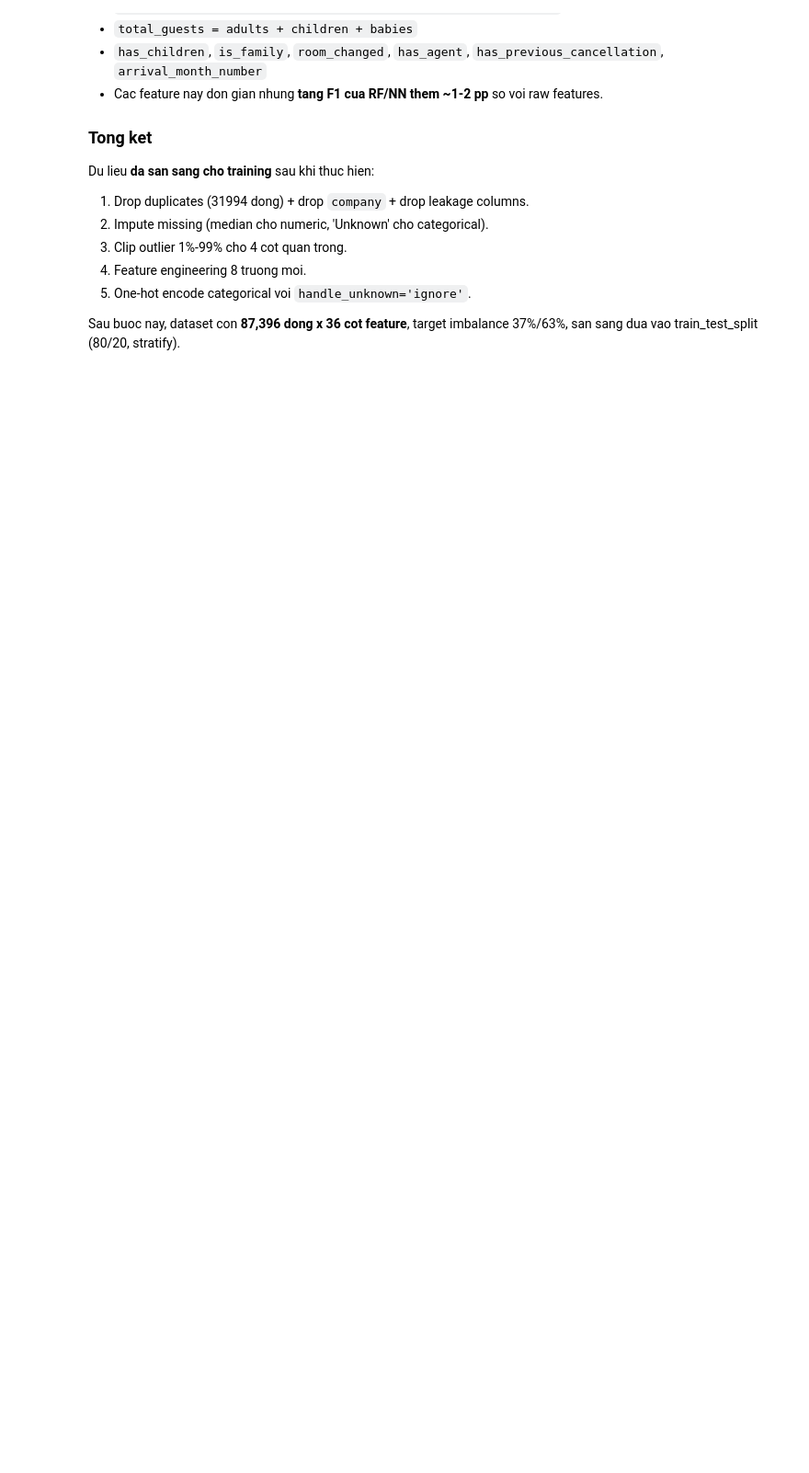
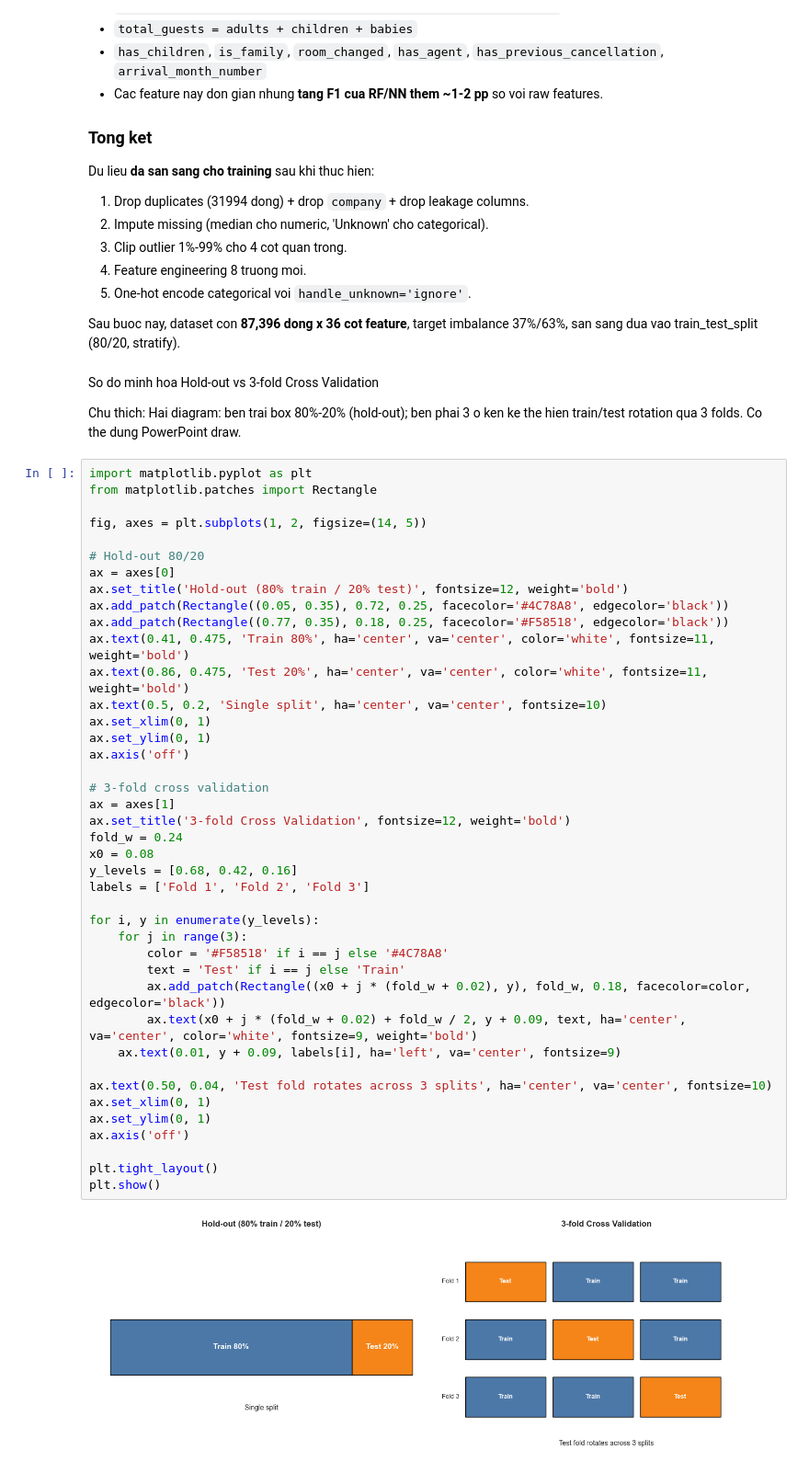
Before and after one commit to tddy314/BTL-ML-Hotel-Booking, a Jupyter notebook: hotel_booking_data_visualization.ipynb, the cells around one changed output. Shown at 92% size. Cells and saved outputs as stored; diff of their text form; blank space fills up the shorter version.

```diff
--- a/hotel_booking_data_visualization.ipynb
+++ b/hotel_booking_data_visualization.ipynb
@@ -324,3 +336,50 @@ Du lieu **da san sang cho training** sau khi thuc hien:
 5. One-hot encode categorical voi `handle_unknown='ignore'`.
 
 Sau buoc nay, dataset con **87,396 dong x 36 cot feature**, target imbalance 37%/63%, san sang dua vao train_test_split (80/20, stratify).
+# %% [markdown]
+ So do minh hoa Hold-out vs 3-fold Cross Validation
+
+Chu thich: Hai diagram: ben trai box 80%-20% (hold-out); ben phai 3 o ken ke the hien train/test rotation qua 3 folds. Co the dung PowerPoint draw.
+# %%
+import matplotlib.pyplot as plt
+from matplotlib.patches import Rectangle
+
+fig, axes = plt.subplots(1, 2, figsize=(14, 5))
+
+# Hold-out 80/20
+ax = axes[0]
+ax.set_title('Hold-out (80% train / 20% test)', fontsize=12, weight='bold')
+ax.add_patch(Rectangle((0.05, 0.35), 0.72, 0.25, facecolor='#4C78A8', edgecolor='black'))
+ax.add_patch(Rectangle((0.77, 0.35), 0.18, 0.25, facecolor='#F58518', edgecolor='black'))
+ax.text(0.41, 0.475, 'Train 80%', ha='center', va='center', color='white', fontsize=11, weight='bold')
+ax.text(0.86, 0.475, 'Test 20%', ha='center', va='center', color='white', fontsize=11, weight='bold')
+ax.text(0.5, 0.2, 'Single split', ha='center', va='center', fontsize=10)
+ax.set_xlim(0, 1)
+ax.set_ylim(0, 1)
+ax.axis('off')
+
+# 3-fold cross validation
+ax = axes[1]
+ax.set_title('3-fold Cross Validation', fontsize=12, weight='bold')
+fold_w = 0.24
+x0 = 0.08
+y_levels = [0.68, 0.42, 0.16]
+labels = ['Fold 1', 'Fold 2', 'Fold 3']
+
+for i, y in enumerate(y_levels):
+    for j in range(3):
+        color = '#F58518' if i == j else '#4C78A8'
+        text = 'Test' if i == j else 'Train'
+        ax.add_patch(Rectangle((x0 + j * (fold_w + 0.02), y), fold_w, 0.18, facecolor=color, edgecolor='black'))
+        ax.text(x0 + j * (fold_w + 0.02) + fold_w / 2, y + 0.09, text, ha='center', va='center', color='white', fontsize=9, weight='bold')
+    ax.text(0.01, y + 0.09, labels[i], ha='left', va='center', fontsize=9)
+
+ax.text(0.50, 0.04, 'Test fold rotates across 3 splits', ha='center', va='center', fontsize=10)
+ax.set_xlim(0, 1)
+ax.set_ylim(0, 1)
+ax.axis('off')
+
+plt.tight_layout()
+plt.show()
+# %% [output]
+[figure, added]
```
Also changed, not shown: parts of 7 cells of this notebook, 7 other files.
